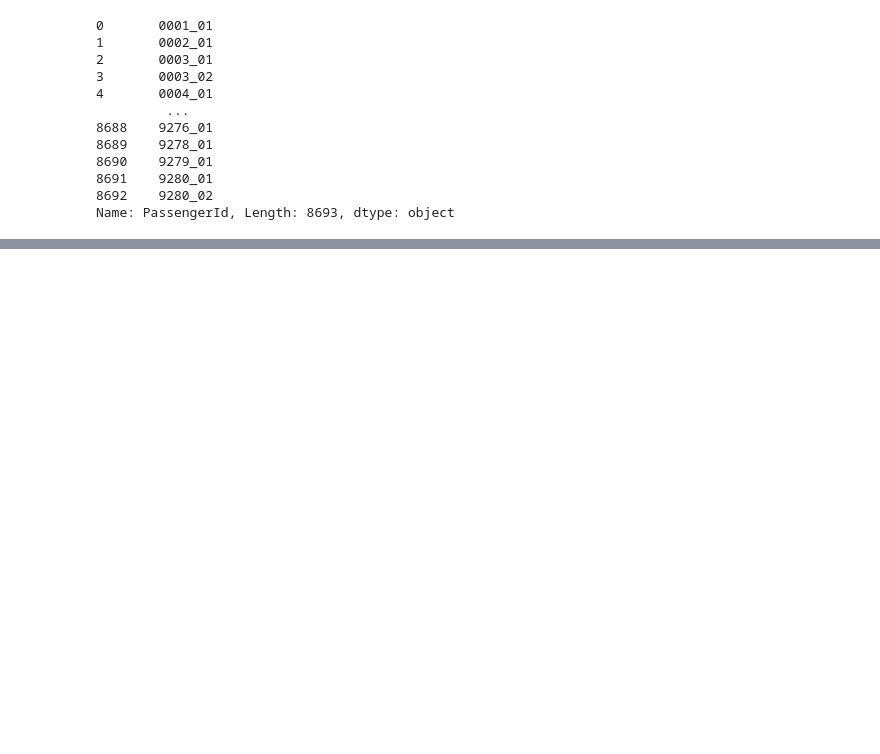
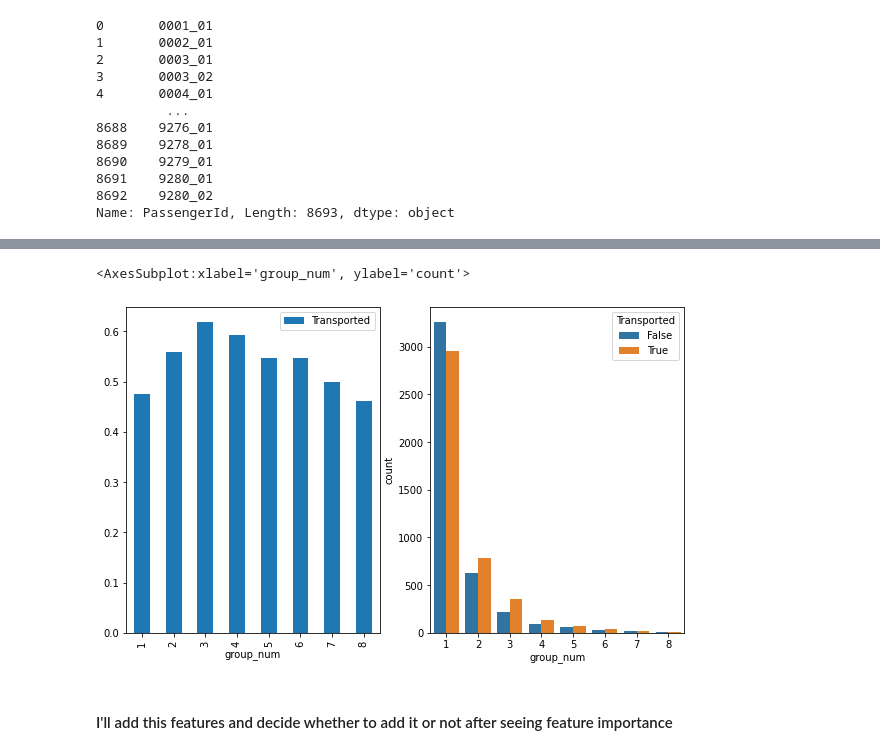
Before and after one commit to sinjy1203/kaggle_MyNotebook, a Jupyter notebook: spaceshiptitanic-binaryclassification-2.ipynb, the cells around one changed output, grey strips where cells are left out. Cells and saved outputs as stored; diff of their text form; code cells hidden in the pictures; blank space fills up the shorter version.

```diff
--- a/spaceshiptitanic-binaryclassification-2.ipynb
+++ b/spaceshiptitanic-binaryclassification-2.ipynb
@@ -77,0 +115,9 @@ Name: PassengerId, Length: 8693, dtype: object
+# %%
+fig, ax = plt.subplots(1, 2, figsize=(10, 6))
+dataset[dataset['Transported'].notnull()][['group_num', 'Transported']].groupby('group_num').mean().plot.bar(ax=ax[0])
+sns.countplot(x='group_num', data=dataset[dataset['Transported'].notnull()], hue='Transported', ax=ax[1])
+# %% [output]
+<AxesSubplot:xlabel='group_num', ylabel='count'>
+[figure, added]
+# %% [markdown]
+#### I'll add this features and decide whether to add it or not after seeing feature importance
```
Also changed, not shown: parts of 7 cells of this notebook.
